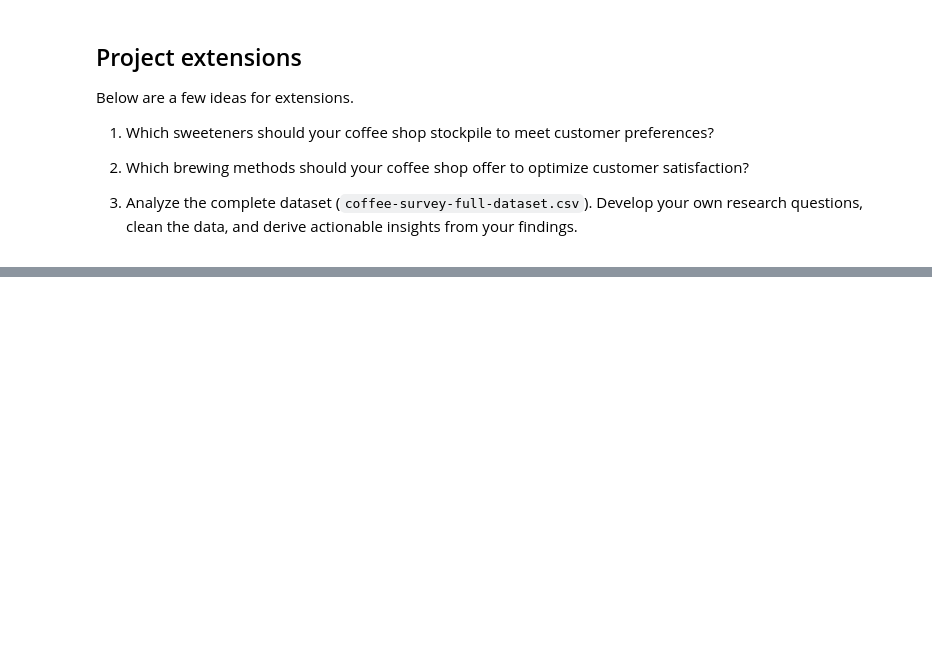
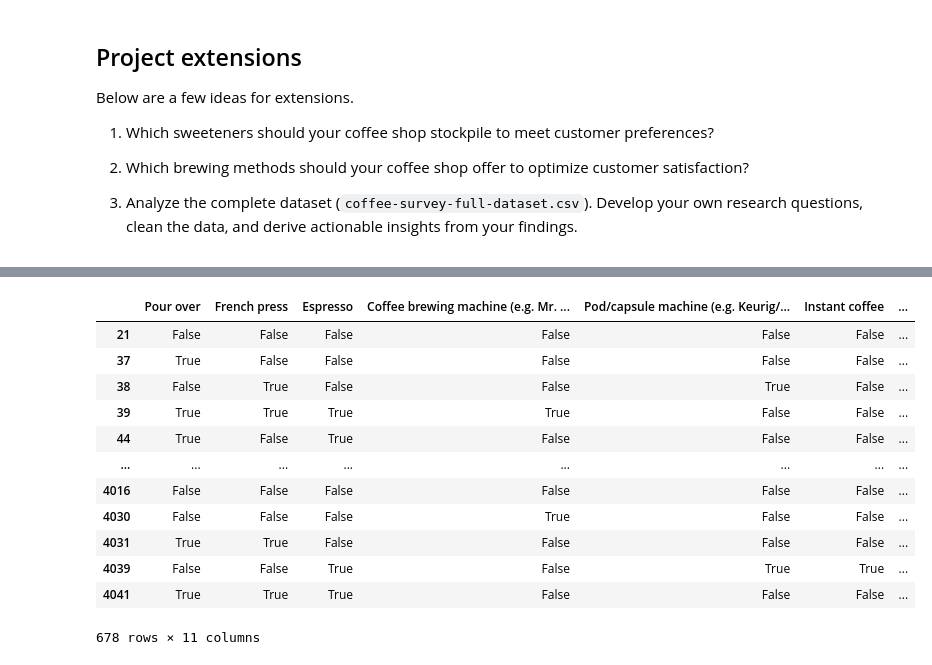
Before and after one commit to teubragaa/Data-Science-with-Python---Data-Cleaning, a Jupyter notebook: coffee-survey-project/notebooks/coffee-survey-project.ipynb, the cells around one changed output, grey strips where cells are left out. Saved outputs shown, nothing was run; the diff lists cells and outputs as text; code cells hidden in the pictures; blank space fills up the shorter version.

```diff
--- a/coffee-survey-project/notebooks/coffee-survey-project.ipynb
+++ b/coffee-survey-project/notebooks/coffee-survey-project.ipynb
@@ -283,0 +430,7 @@ Below are a few ideas for extensions.
+# %%
+import pandas as pd #importa a biblioteca pandas para manipulação de dados
+import matplotlib.pyplot as plt #Biblioteca para visualização de dados
+
+pe2 = pd.read_csv('../raw/coffee-survey-full-dataset.csv') # Lê o arquivo CSV e armazena os dados em um DataFrame
+
+pe2.head(5) # le as primeiras 5 linhas do DataFrame
@@ -283,0 +465,18 @@ Below are a few ideas for extensions.
+# %%
+pe2.isna().sum() # Soma os valores nulos de cada coluna
+pe2_limpo = pe2.dropna() # Remove as linhas com valores nulos
+pe2_limpo
+# %% [output]
+|  | Pour over | French press | Espresso | Coffee brewing machine (e.g. Mr. ... | Pod/capsule machine (e.g. Keurig/... | Instant coffee | ... |
+| 21 | False | False | False | False | False | False | ... |
+| 37 | True | False | False | False | False | False | ... |
+| 38 | False | True | False | False | True | False | ... |
+| 39 | True | True | True | True | False | False | ... |
+| 44 | True | False | True | False | False | False | ... |
+| ... | ... | ... | ... | ... | ... | ... | ... |
+| 4016 | False | False | False | False | False | False | ... |
+| 4030 | False | False | False | True | False | False | ... |
+| 4031 | True | True | False | False | False | False | ... |
+| 4039 | False | False | True | False | True | True | ... |
+| 4041 | True | True | True | False | False | False | ... |
+678 rows × 11 columns
```
Also changed, not shown: parts of 24 cells of this notebook.
